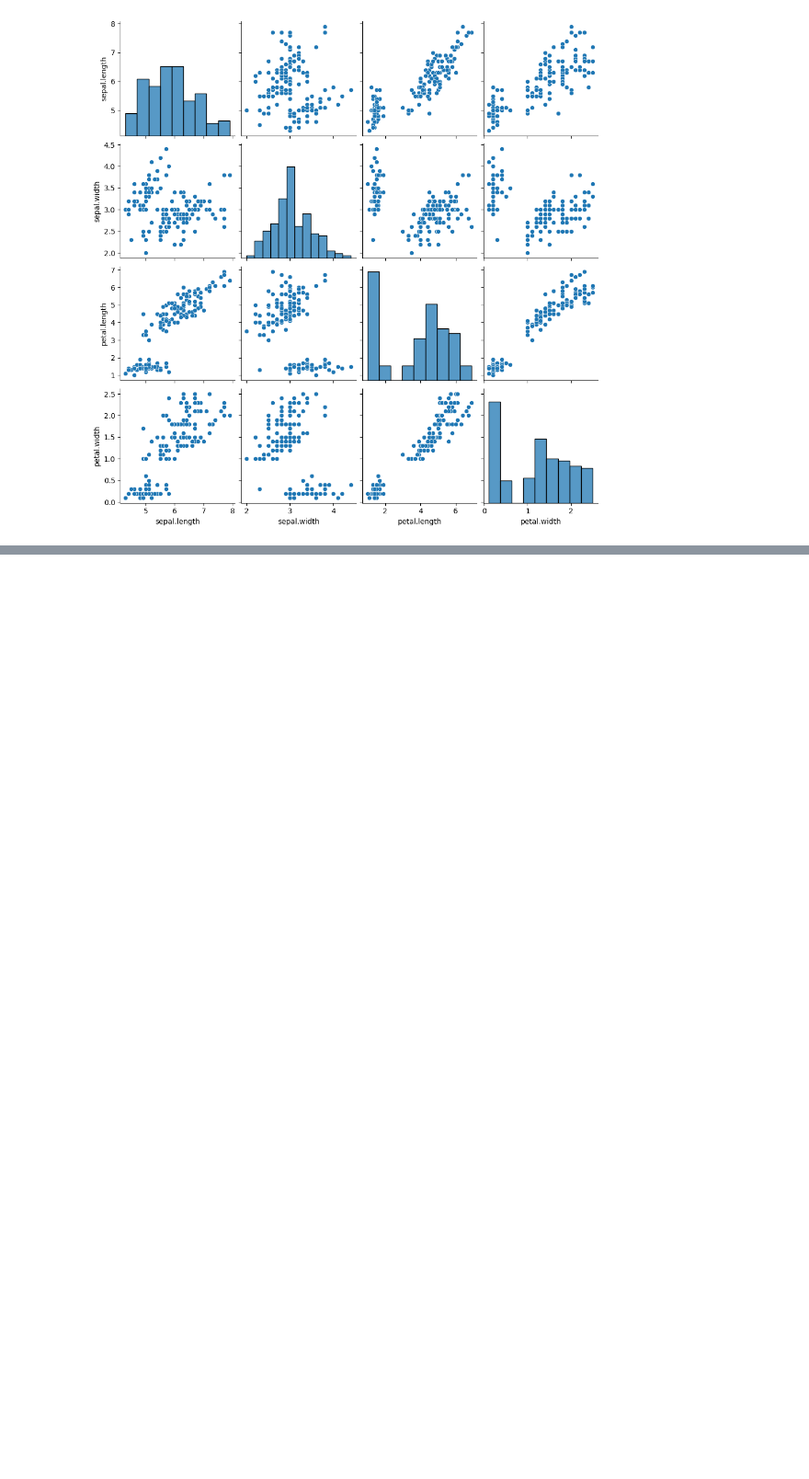
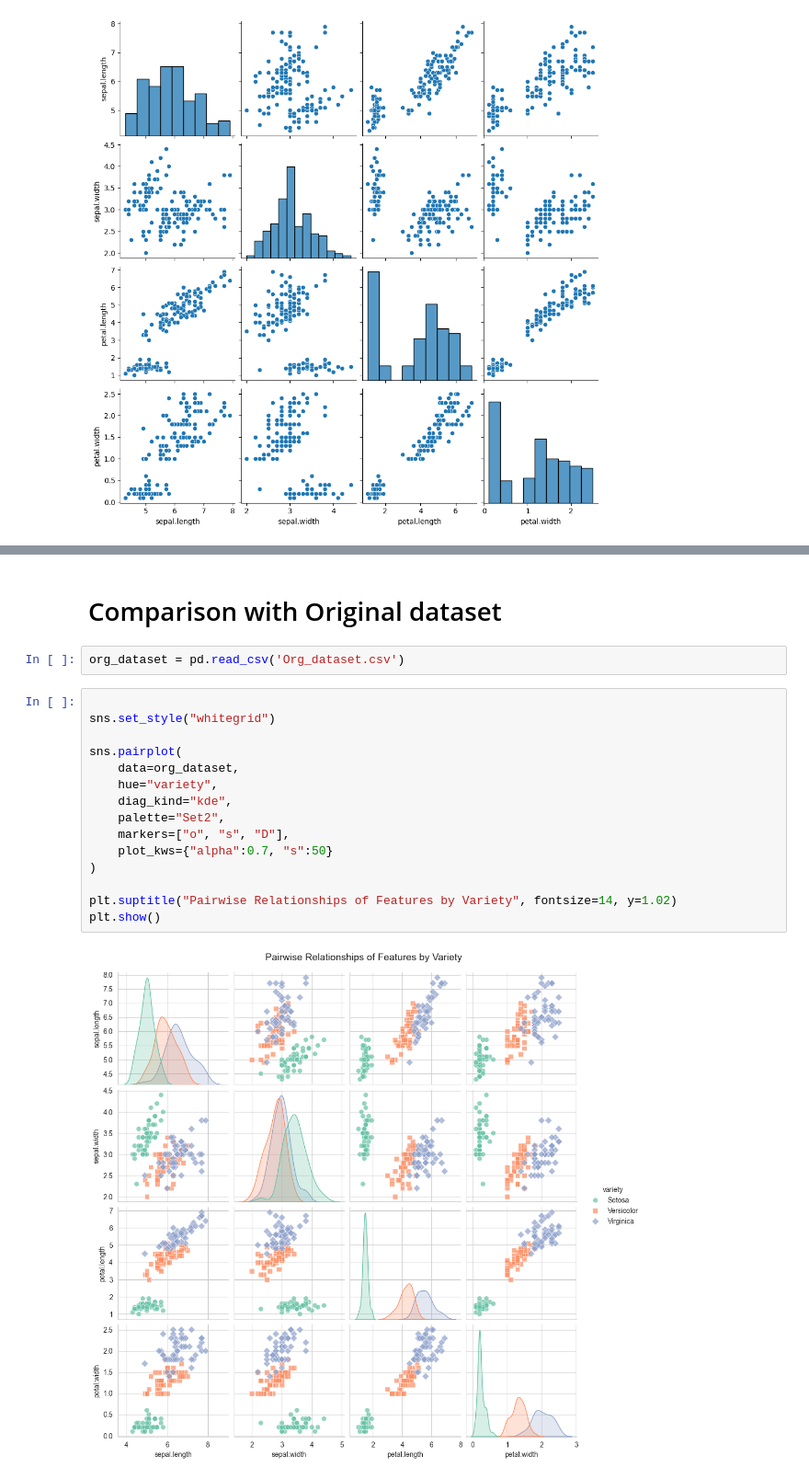
Before and after one commit to Its-Vikas-xd/Machine-Learning, a Jupyter notebook: Unsupervised Machine learning/Clustering/K-Means/k-means.ipynb, the cells around one changed output, grey strips where cells are left out. Shown at 92% size. Drawn from its saved outputs; the diff is of its cells as text; blank space fills up the shorter version.

```diff
--- a/Unsupervised Machine learning/Clustering/K-Means/k-means.ipynb
+++ b/Unsupervised Machine learning/Clustering/K-Means/k-means.ipynb
@@ -27,0 +67,21 @@ plt.show()
+# %% [markdown]
+# Comparison with Original dataset
+# %%
+org_dataset = pd.read_csv('Org_dataset.csv')
+# %%
+
+sns.set_style("whitegrid")
+
+sns.pairplot(
+    data=org_dataset,
+    hue="variety",
+    diag_kind="kde",
+    palette="Set2",
+    markers=["o", "s", "D"],
+    plot_kws={"alpha":0.7, "s":50}
+)
+
+plt.suptitle("Pairwise Relationships of Features by Variety", fontsize=14, y=1.02)
+plt.show()
+# %% [output]
+[figure, added]
```
Also changed, not shown: parts of 5 cells of this notebook, 1 other file.
